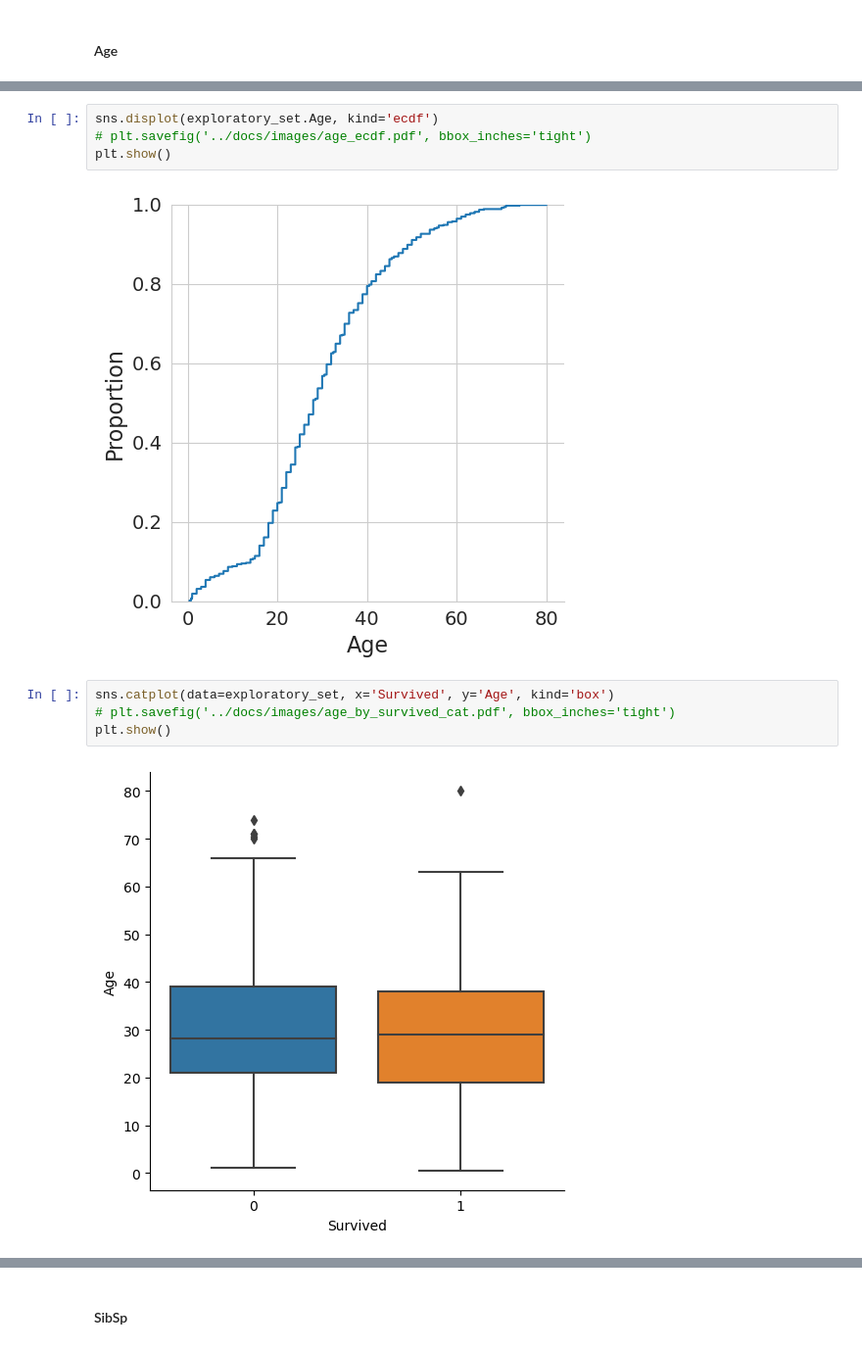
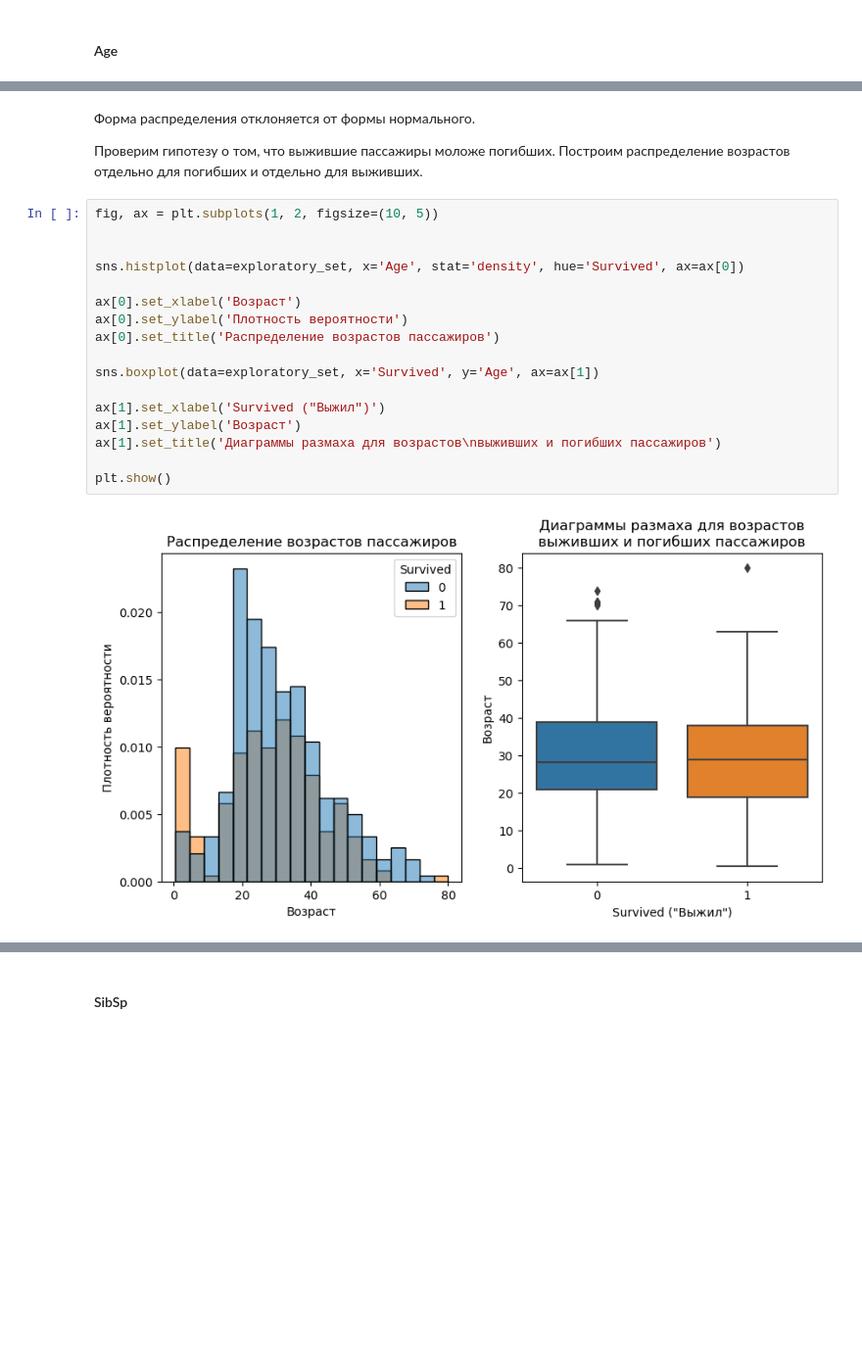
Before and after one commit to AlekseiBogachev/Titanic-Machine-Learning-from-Disaster, a Jupyter notebook: sources/Titanic-Machine-Learning-from-Disaster.ipynb, the cells around one changed output, grey strips where cells are left out. Shown at 98% size. Drawn from its saved outputs; the diff is of its cells as text; blank space fills up the shorter version.

```diff
--- a/sources/Titanic-Machine-Learning-from-Disaster.ipynb
+++ b/sources/Titanic-Machine-Learning-from-Disaster.ipynb
@@ -657,15 +658,26 @@ min        0.420000
 75%       39.000000
 max       80.000000
 Name: Age, dtype: float64
-# %%
-sns.displot(exploratory_set.Age, kind='ecdf')
-# plt.savefig('../docs/images/age_ecdf.pdf', bbox_inches='tight')
-plt.show()
-# %% [output]
-[figure, removed]
-# %%
-sns.catplot(data=exploratory_set, x='Survived', y='Age', kind='box')
-# plt.savefig('../docs/images/age_by_survived_cat.pdf', bbox_inches='tight')
-plt.show()
-# %% [output]
-[figure, removed]
+# %% [markdown]
+Форма распределения отклоняется от формы нормального.
+
+Проверим гипотезу о том, что выжившие пассажиры моложе погибших. Построим распределение возрастов отдельно для погибших и отдельно для выживших.
+# %%
+fig, ax = plt.subplots(1, 2, figsize=(10, 5))
+
+
+sns.histplot(data=exploratory_set, x='Age', stat='density', hue='Survived', ax=ax[0])
+
+ax[0].set_xlabel('Возраст')
+ax[0].set_ylabel('Плотность вероятности')
+ax[0].set_title('Распределение возрастов пассажиров')
+
+sns.boxplot(data=exploratory_set, x='Survived', y='Age', ax=ax[1])
+
+ax[1].set_xlabel('Survived ("Выжил")')
+ax[1].set_ylabel('Возраст')
+ax[1].set_title('Диаграммы размаха для возрастов\nвыживших и погибших пассажиров')
+
+plt.show()
+# %% [output]
+[figure, added]
```
Also changed, not shown: parts of 14 cells of this notebook.
